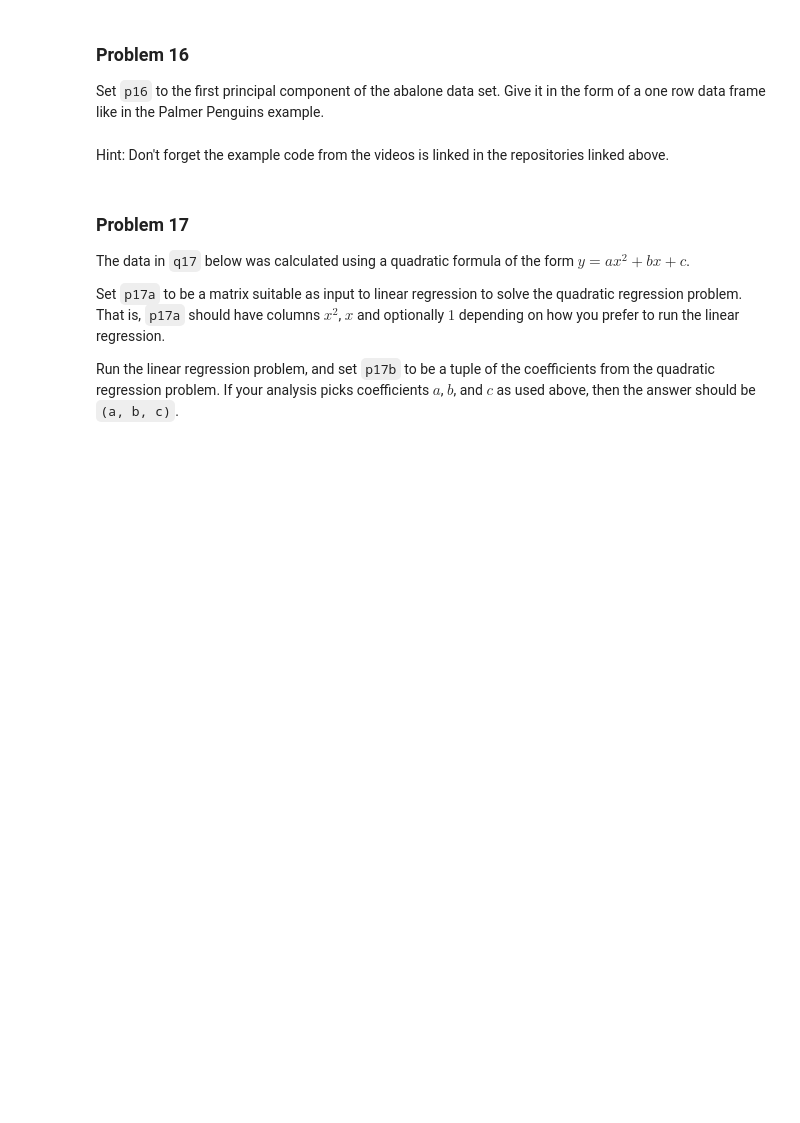
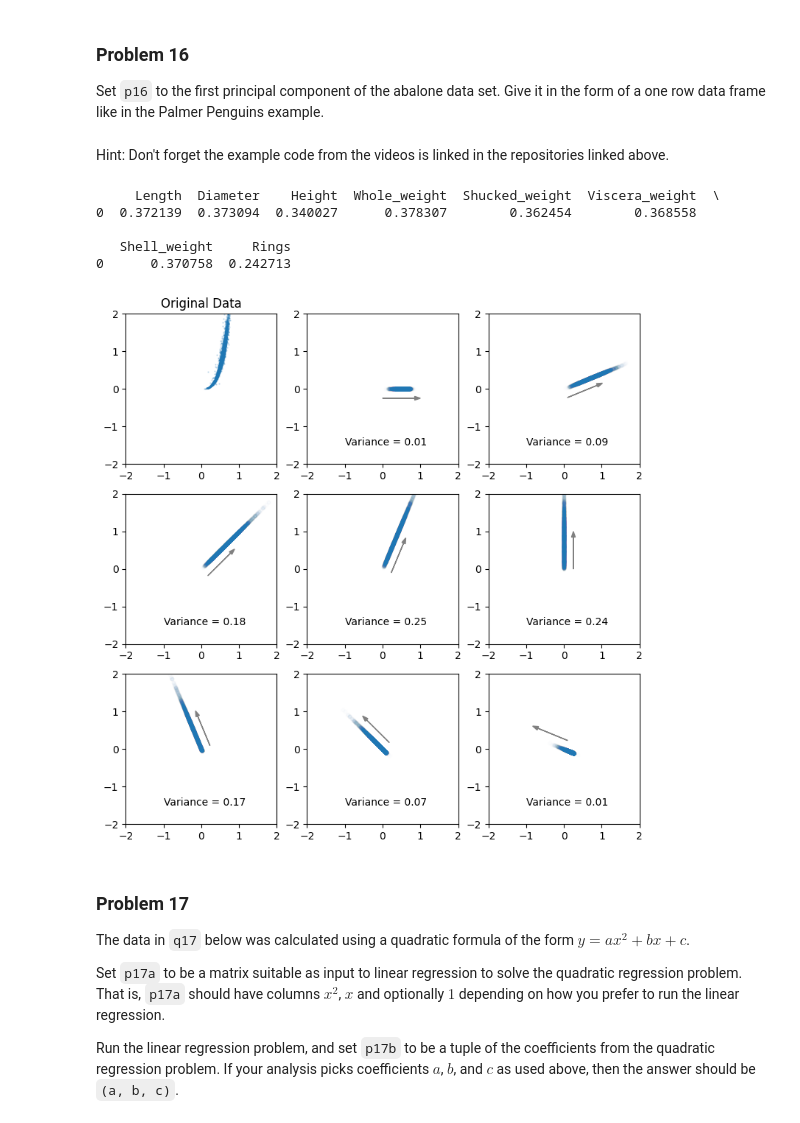
Before and after one commit to JCameronH/dx601-homework-08, a Jupyter notebook: homework.ipynb, the cells around one changed output. Cells and saved outputs as stored; diff of their text form; code cells hidden in the pictures; blank space fills up the shorter version.

```diff
--- a/homework.ipynb
+++ b/homework.ipynb
@@ -433,3 +429,75 @@ p16 = ...
+# %%
+# YOUR CHANGES HERE
+
+
+abalone = pd.read_csv("https://raw.githubusercontent.com/bu-cds-omds/dx601-examples/main/data/abalone.tsv", sep="\t")
+
+plt.figure(figsize=(9, 9))
+
+window_range = 2.0
+
+plt.subplot(3, 3, 1)
+plt.scatter(abalone["Length"], abalone["Whole_weight"], s=0.5, alpha=0.2)
+plt.gca().set_xlim(-window_range, window_range)
+plt.gca().set_ylim(-window_range, window_range)
+plt.title("Original Data")
+
+def plot_projection(plot_index, theta):
+    plt.subplot(3, 3, plot_index)
+
+    # rescale to unit vector
+    x_dir = math.cos(theta)
+    y_dir = math.sin(theta)
+
+    plt.arrow(0.25 * y_dir, -0.25 * x_dir, x_dir, y_dir, color="grey", head_width=0.1, length_includes_head=True)
+
+    plt.gca().set_xlim(-window_range, window_range)
+    plt.gca().set_ylim(-window_range, window_range)
+
+    coordinates = abalone["Length"] * x_dir + abalone["Whole_weight"] * y_dir
+    plt.scatter(coordinates * x_dir, coordinates * y_dir, s=10, alpha=0.01)
+
+    plt.annotate(f"Variance = {np.var(coordinates):.2f}", (-1, -1.5))
+
+
+plot_projection(2, math.pi * 0.000)
+plot_projection(3, math.pi * 0.125)
+plot_projection(4, math.pi * 0.250)
+plot_projection(5, math.pi * 0.375)
+plot_projection(6, math.pi * 0.500)
+plot_projection(7, math.pi * 0.625)
+plot_projection(8, math.pi * 0.750)
+plot_projection(9, math.pi * 0.875)
+
+from sklearn.preprocessing import StandardScaler
+
+from sklearn.decomposition import PCA
+
+# Load the Abalone dataset
+abalone = pd.read_csv("https://raw.githubusercontent.com/bu-cds-omds/dx601-examples/main/data/abalone.tsv", sep="\t")
+
+# Select only numeric columns
+X = abalone.select_dtypes(include=[np.number])
+
+# Standardize the features
+X_scaled = StandardScaler().fit_transform(X)
+
+# Run PCA
+pca = PCA()
+pca.fit(X_scaled)
+
+# First principal component (the eigenvector corresponding to the largest eigenvalue)
+first_pc = pd.DataFrame([pca.components_[0]], columns=X.columns)
+
+p16 = first_pc
+print(p16)
+# %% [output]
+     Length  Diameter    Height  Whole_weight  Shucked_weight  Viscera_weight  \
+0  0.372139  0.373094  0.340027      0.378307        0.362454        0.368558
+
+   Shell_weight     Rings
+0      0.370758  0.242713
+[figure, added]
 # %% [markdown]
 ### Problem 17
 
```
Also changed, not shown: parts of 1 cell of this notebook.
